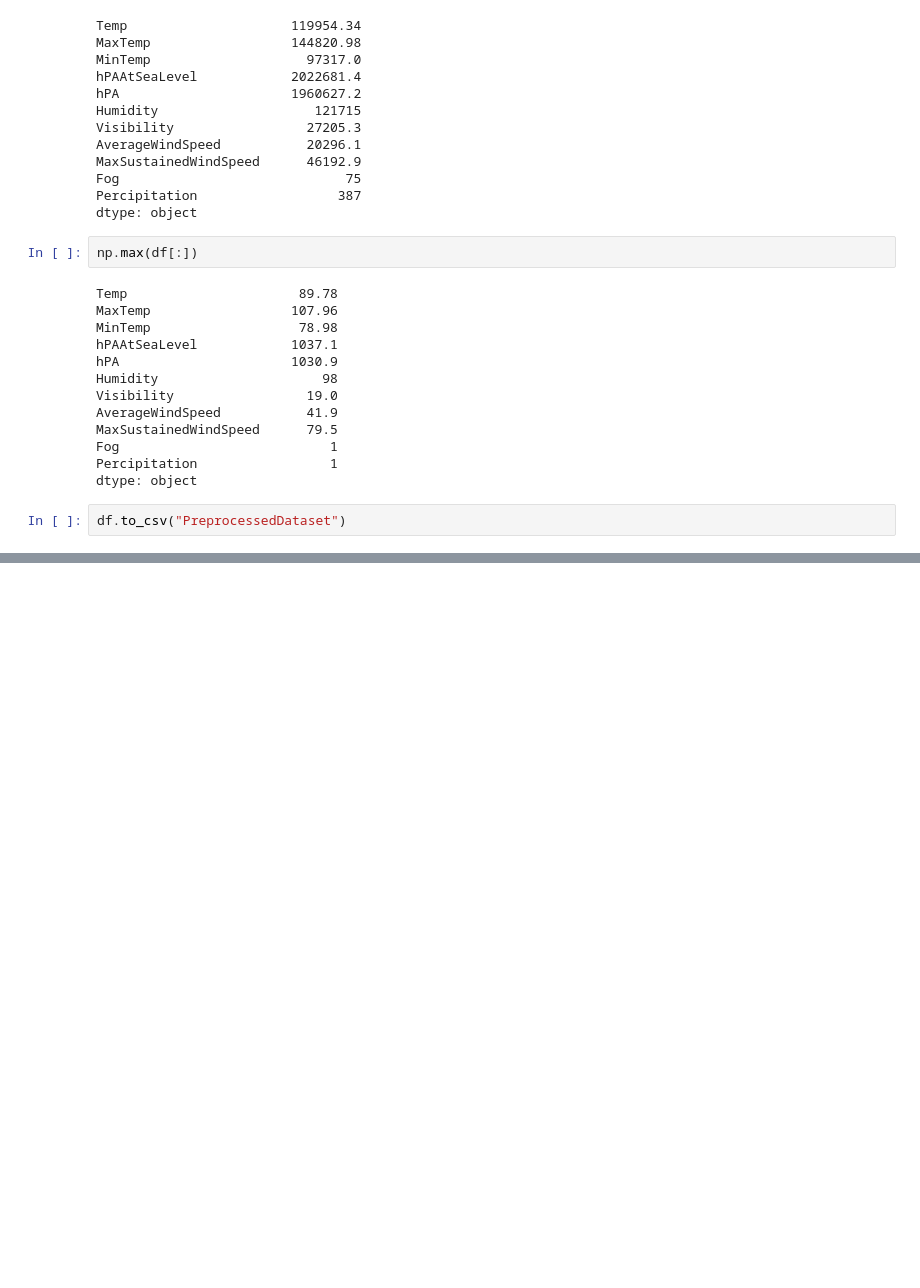
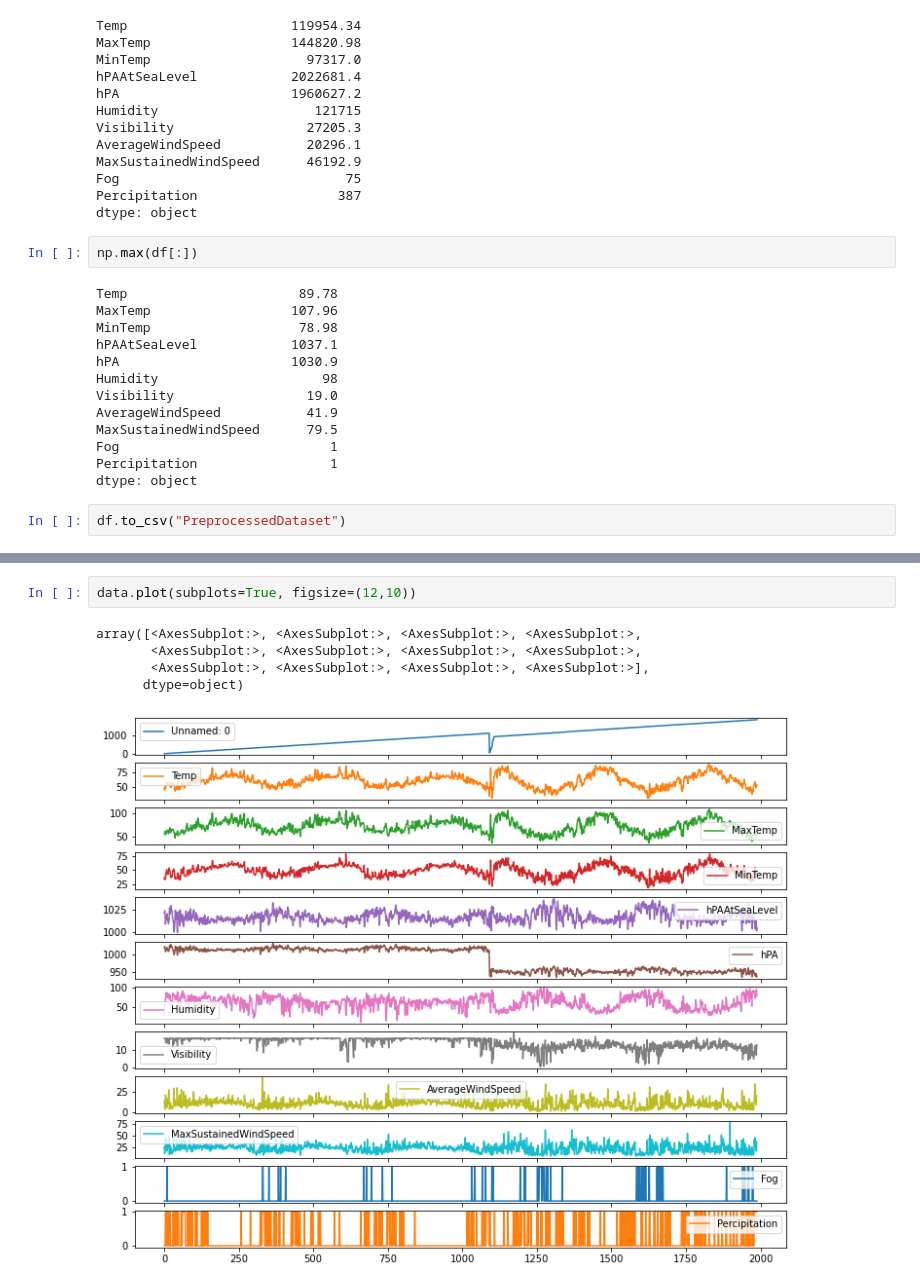
Before and after one commit to docmhvr/CMPE_257_PROJECT, a Jupyter notebook: CMPE257Preprocessing.ipynb, the cells around one changed output, grey strips where cells are left out. Drawn from its saved outputs; the diff is of its cells as text; blank space fills up the shorter version.

```diff
--- a/CMPE257Preprocessing.ipynb
+++ b/CMPE257Preprocessing.ipynb
@@ -162,0 +229,8 @@ df.to_csv("PreprocessedDataset")
+# %%
+data.plot(subplots=True, figsize=(12,10))
+# %% [output]
+array([<AxesSubplot:>, <AxesSubplot:>, <AxesSubplot:>, <AxesSubplot:>,
+       <AxesSubplot:>, <AxesSubplot:>, <AxesSubplot:>, <AxesSubplot:>,
+       <AxesSubplot:>, <AxesSubplot:>, <AxesSubplot:>, <AxesSubplot:>],
+      dtype=object)
+[figure, added]
```
Also changed, not shown: parts of 15 cells of this notebook, 1 other file.
